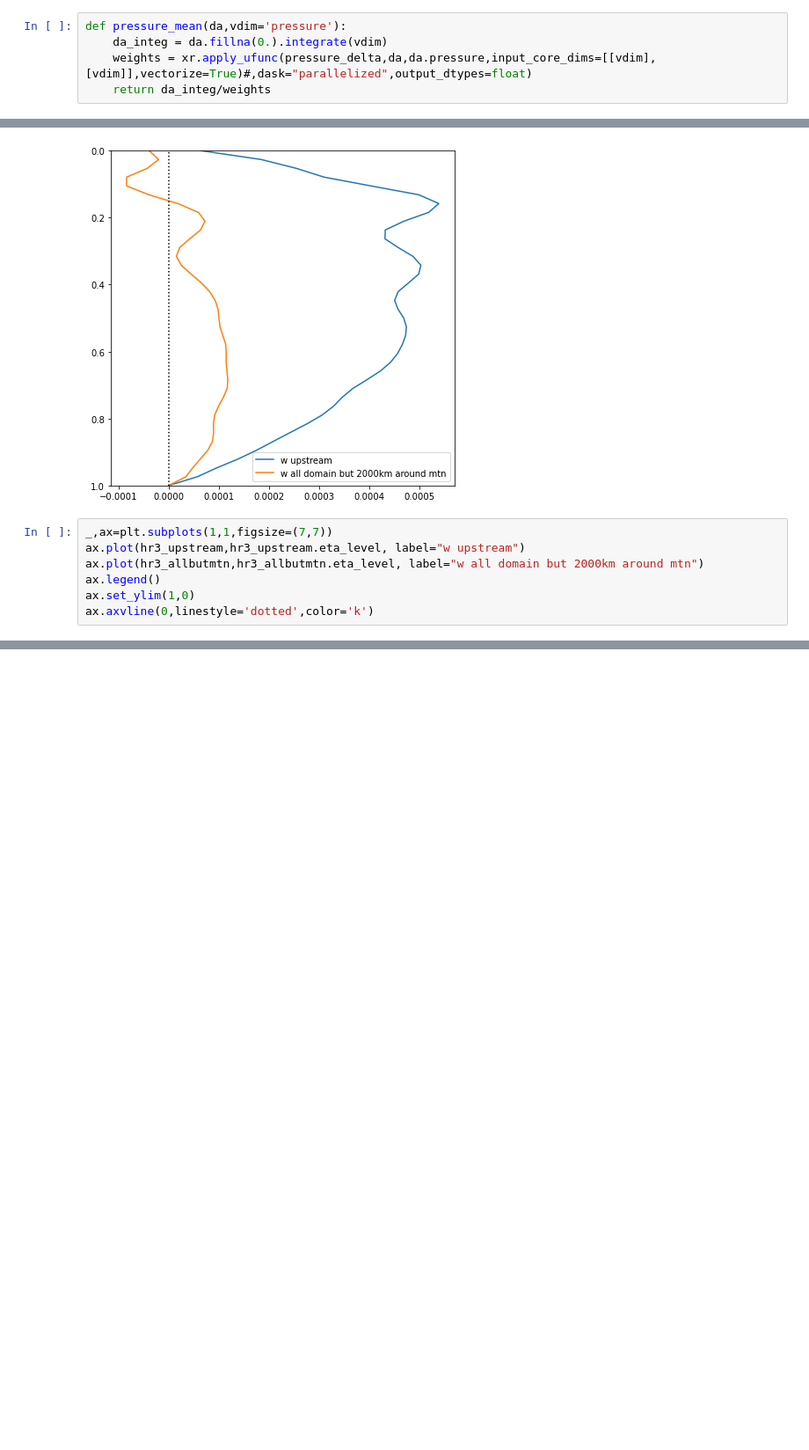
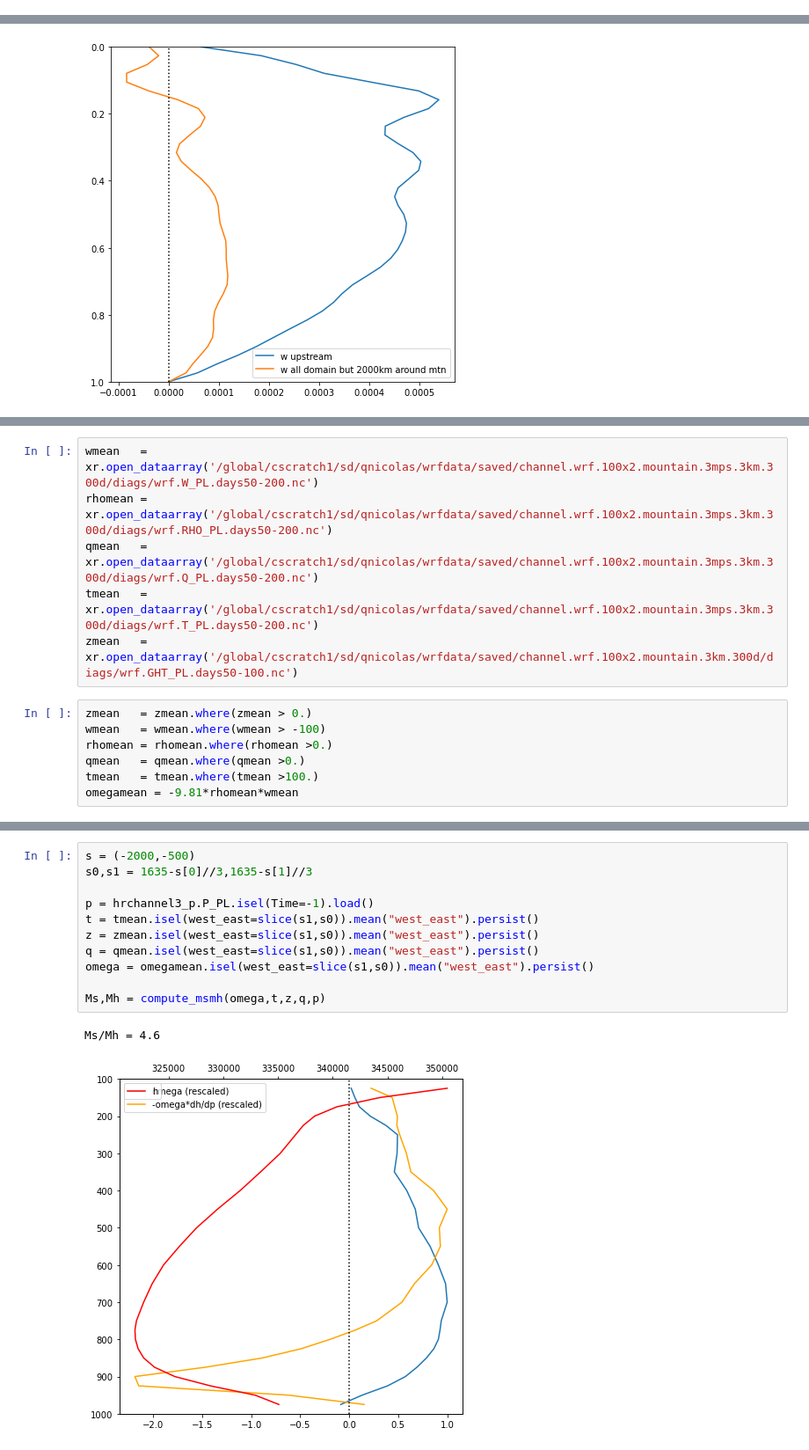
Before and after one commit to qnicolas/orographicPrecipitation, a Jupyter notebook: wrfProcessing/wrf_channel_3v10.ipynb, the cells around one changed output, grey strips where cells are left out. Shown at 88% size. Cells and saved outputs as stored; diff of their text form; blank space fills up the shorter version.

```diff
--- a/wrfProcessing/wrf_channel_3v10.ipynb
+++ b/wrfProcessing/wrf_channel_3v10.ipynb
@@ -57,11 +57,6 @@ def pressure_mean(da,vdim='pressure'):
     da_integ = da.fillna(0.).integrate(vdim)
     weights = xr.apply_ufunc(pressure_delta,da,da.pressure,input_core_dims=[[vdim],[vdim]],vectorize=True)#,dask="parallelized",output_dtypes=float)
     return da_integ/weights
-# %%
-def pressure_mean(da,vdim='pressure'):
-    da_integ = da.fillna(0.).integrate(vdim)
-    weights = xr.apply_ufunc(pressure_delta,da,da.pressure,input_core_dims=[[vdim],[vdim]],vectorize=True)#,dask="parallelized",output_dtypes=float)
-    return da_integ/weights
 # %%
 def add_text(ax):
     ax.text(0.1, 0.1,'EAST (upstream)', ha='center', va='center', transform=ax.transAxes, fontsize=12,fontweight="heavy")
@@ -411,10 +362,3 @@ ax.axvline(0,linestyle='dotted',color='k')
 # %% [output]
 <matplotlib.lines.Line2D at 0x...>
 [figure]
-# %%
-_,ax=plt.subplots(1,1,figsize=(7,7))
-ax.plot(hr3_upstream,hr3_upstream.eta_level, label="w upstream")
-ax.plot(hr3_allbutmtn,hr3_allbutmtn.eta_level, label="w all domain but 2000km around mtn")
-ax.legend()
-ax.set_ylim(1,0)
-ax.axvline(0,linestyle='dotted',color='k')
@@ -423,0 +385,13 @@ ax.axvline(0,linestyle='dotted',color='k')
+# %%
+wmean   = xr.open_dataarray('/global/cscratch1/sd/qnicolas/wrfdata/saved/channel.wrf.100x2.mountain.3mps.3km.300d/diags/wrf.W_PL.days50-200.nc')
+rhomean = xr.open_dataarray('/global/cscratch1/sd/qnicolas/wrfdata/saved/channel.wrf.100x2.mountain.3mps.3km.300d/diags/wrf.RHO_PL.days50-200.nc')
+qmean   = xr.open_dataarray('/global/cscratch1/sd/qnicolas/wrfdata/saved/channel.wrf.100x2.mountain.3mps.3km.300d/diags/wrf.Q_PL.days50-200.nc')
+tmean   = xr.open_dataarray('/global/cscratch1/sd/qnicolas/wrfdata/saved/channel.wrf.100x2.mountain.3mps.3km.300d/diags/wrf.T_PL.days50-200.nc')
+zmean   = xr.open_dataarray('/global/cscratch1/sd/qnicolas/wrfdata/saved/channel.wrf.100x2.mountain.3km.300d/diags/wrf.GHT_PL.days50-100.nc')
+# %%
+zmean   = zmean.where(zmean > 0.)
+wmean   = wmean.where(wmean > -100)
+rhomean = rhomean.where(rhomean >0.)
+qmean   = qmean.where(qmean >0.)
+tmean   = tmean.where(tmean >100.)
+omegamean = -9.81*rhomean*wmean
@@ -423,0 +437,14 @@ ax.axvline(0,linestyle='dotted',color='k')
+# %%
+s = (-2000,-500)
+s0,s1 = 1635-s[0]//3,1635-s[1]//3
+
+p = hrchannel3_p.P_PL.isel(Time=-1).load()
+t = tmean.isel(west_east=slice(s1,s0)).mean("west_east").persist()
+z = zmean.isel(west_east=slice(s1,s0)).mean("west_east").persist()
+q = qmean.isel(west_east=slice(s1,s0)).mean("west_east").persist()
+omega = omegamean.isel(west_east=slice(s1,s0)).mean("west_east").persist()
+
+Ms,Mh = compute_msmh(omega,t,z,q,p)
+# %% [output]
+Ms/Mh = 4.6
+[figure, added]
```
Also changed, not shown: parts of 18 cells of this notebook, 2 other files.
